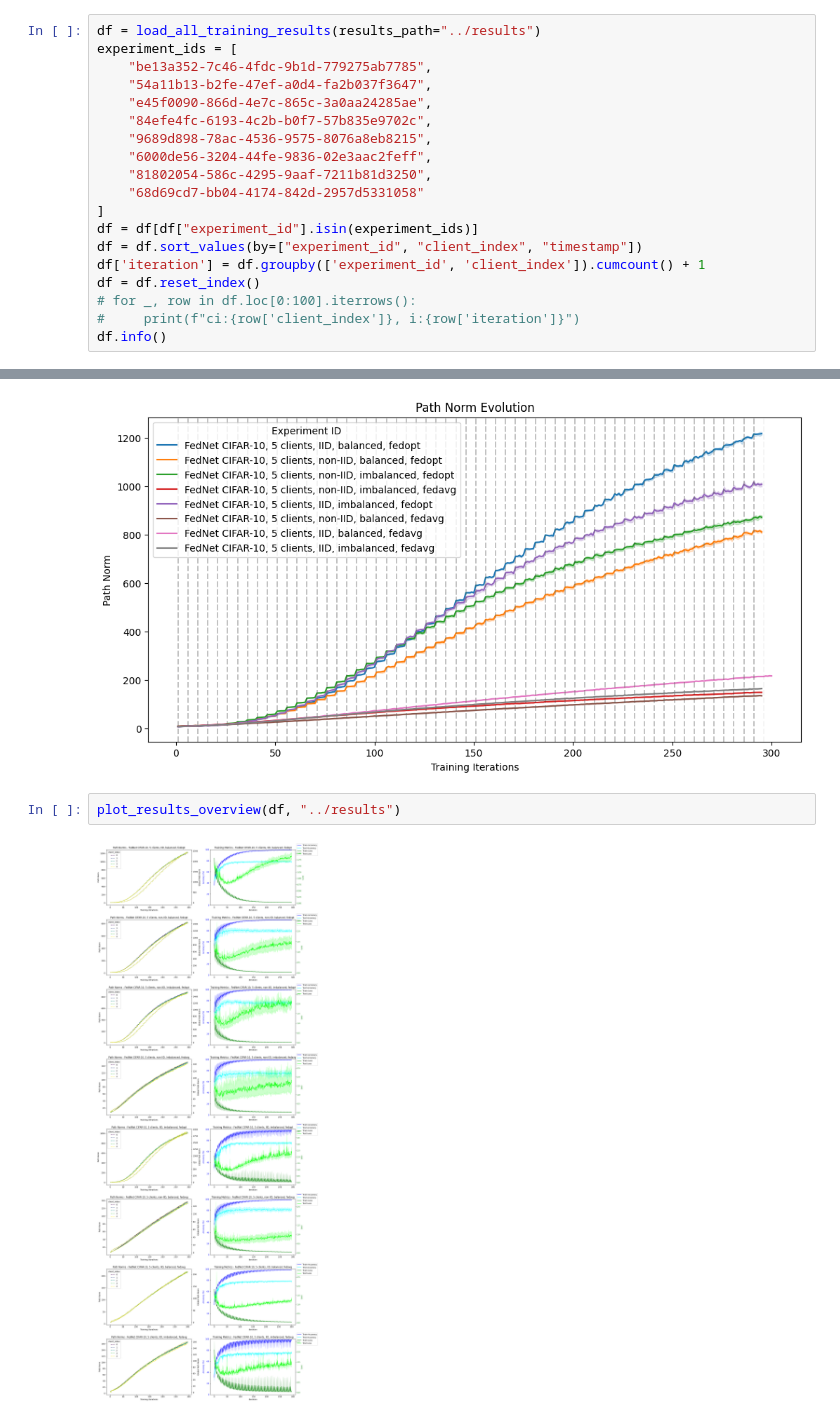
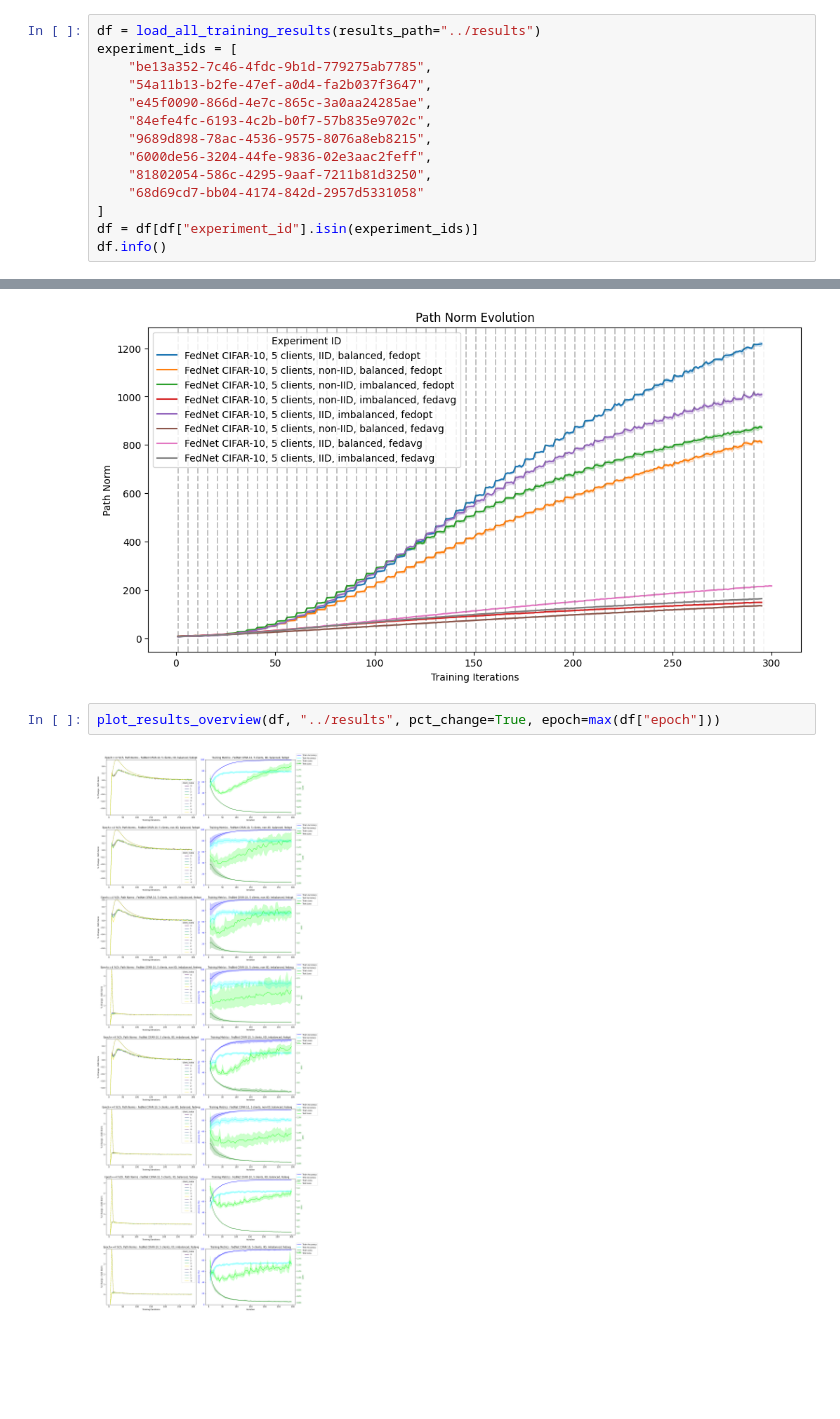
Before and after one commit to vaughankraska/fedland, a Jupyter notebook: scripts/analyze_fednet_cifar_5c.ipynb, the cells around one changed output, grey strips where cells are left out. Saved outputs shown, nothing was run; the diff lists cells and outputs as text; blank space fills up the shorter version.

Commit message:
added convenience function for inspecting the client data distributions
See utils.py, plot_client_info

also refactored overview function to allow for plotting spcific epoch
and pct_changes

```diff
--- a/scripts/analyze_fednet_cifar_5c.ipynb
+++ b/scripts/analyze_fednet_cifar_5c.ipynb
@@ -19,11 +19,6 @@ experiment_ids = [
     "68d69cd7-bb04-4174-842d-2957d5331058"
 ]
 df = df[df["experiment_id"].isin(experiment_ids)]
-df = df.sort_values(by=["experiment_id", "client_index", "timestamp"])
-df['iteration'] = df.groupby(['experiment_id', 'client_index']).cumcount() + 1
-df = df.reset_index()
-# for _, row in df.loc[0:100].iterrows():
-#     print(f"ci:{row['client_index']}, i:{row['iteration']}")
 df.info()
 # %% [output]
 <class 'pandas.core.frame.DataFrame'>
@@ -61,6 +68,6 @@ plt.show()
 ['FedNet CIFAR-10, 5 clients, IID, balanced, fedopt', 'FedNet CIFAR-10, 5 clients, non-IID, balanced, fedopt', 'FedNet CIFAR-10, 5 clients, non-IID, imbalanced, fedopt', 'FedNet CIFAR-10, 5 clients, n ...
 [figure]
 # %%
-plot_results_overview(df, "../results")
+plot_results_overview(df, "../results", pct_change=True, epoch=max(df["epoch"]))
 # %% [output]
-[figure, old version]
+[figure, new version]
```
Also changed, not shown: parts of 3 cells of this notebook, 2 other files.
